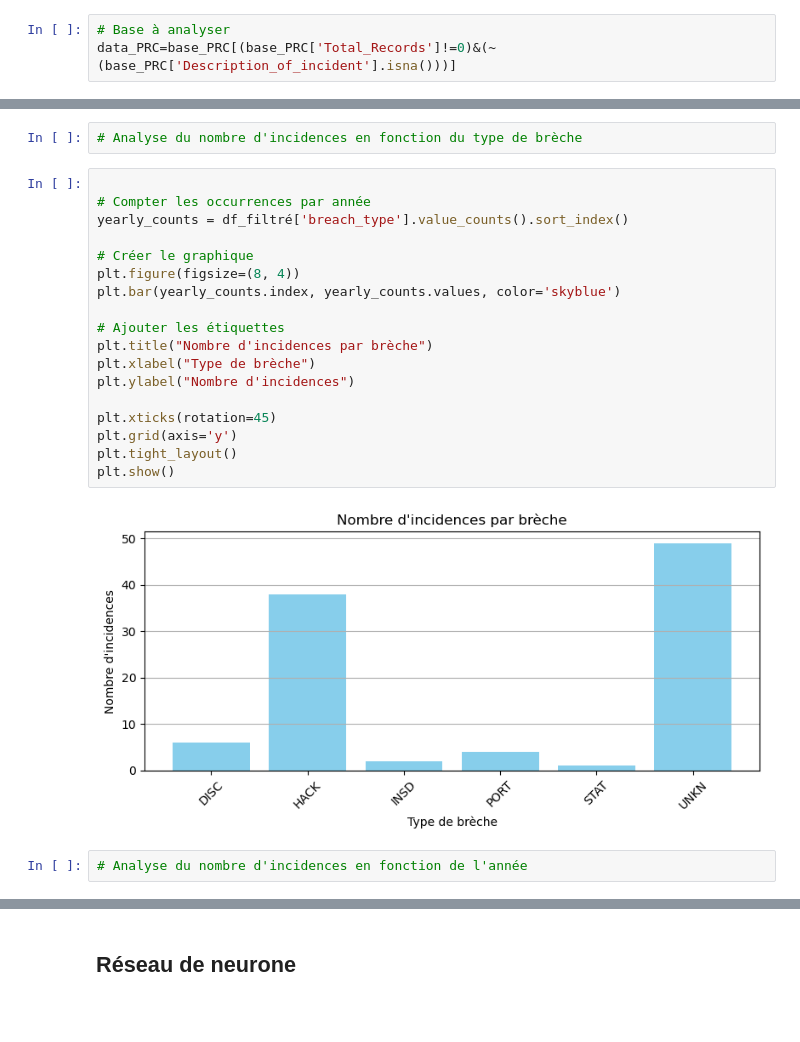
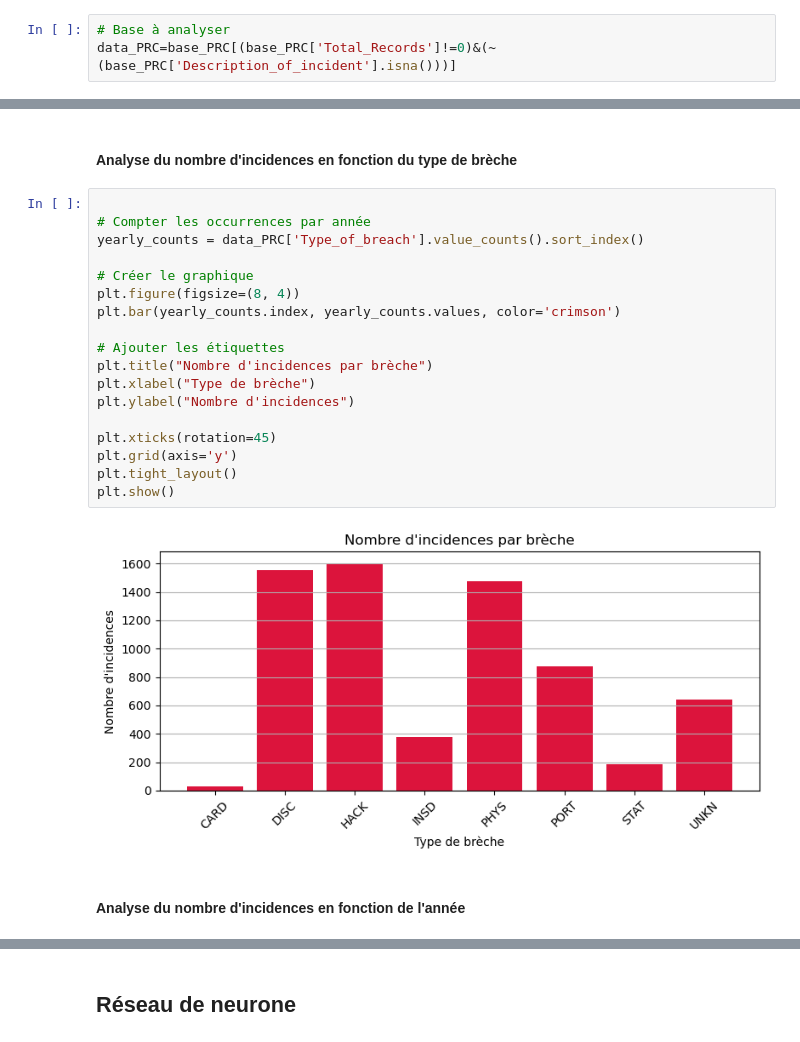
Before and after one commit to fdountiozaboue/NEXIALOG_STAGE, a Jupyter notebook: NoteBook_Analyse_de_la_base_PRC.ipynb, the cells around one changed output, grey strips where cells are left out. Cells and saved outputs as stored; diff of their text form; blank space fills up the shorter version.

```diff
--- a/NoteBook_Analyse_de_la_base_PRC.ipynb
+++ b/NoteBook_Analyse_de_la_base_PRC.ipynb
@@ -549,24 +338,24 @@ plt.show()
-# %%
-# Analyse du nombre d'incidences en fonction du type de brèche
+# %% [markdown]
+#### Analyse du nombre d'incidences en fonction du type de brèche
 # %%
 
 # Compter les occurrences par année
-yearly_counts = df_filtré['breach_type'].value_counts().sort_index()
+yearly_counts = data_PRC['Type_of_breach'].value_counts().sort_index()
 
 # Créer le graphique
 plt.figure(figsize=(8, 4))
-plt.bar(yearly_counts.index, yearly_counts.values, color='skyblue')
+plt.bar(yearly_counts.index, yearly_counts.values, color='crimson')
 
 # Ajouter les étiquettes
 plt.title("Nombre d'incidences par brèche")
 plt.xlabel("Type de brèche")
 plt.ylabel("Nombre d'incidences")
 
 plt.xticks(rotation=45)
 plt.grid(axis='y')
 plt.tight_layout()
 plt.show()
 # %% [output]
-[figure, old version]
+[figure, new version]
-# %%
-# Analyse du nombre d'incidences en fonction de l'année
+# %% [markdown]
+#### Analyse du nombre d'incidences en fonction de l'année
```
Also changed, not shown: parts of 59 cells of this notebook, 1 other file.
